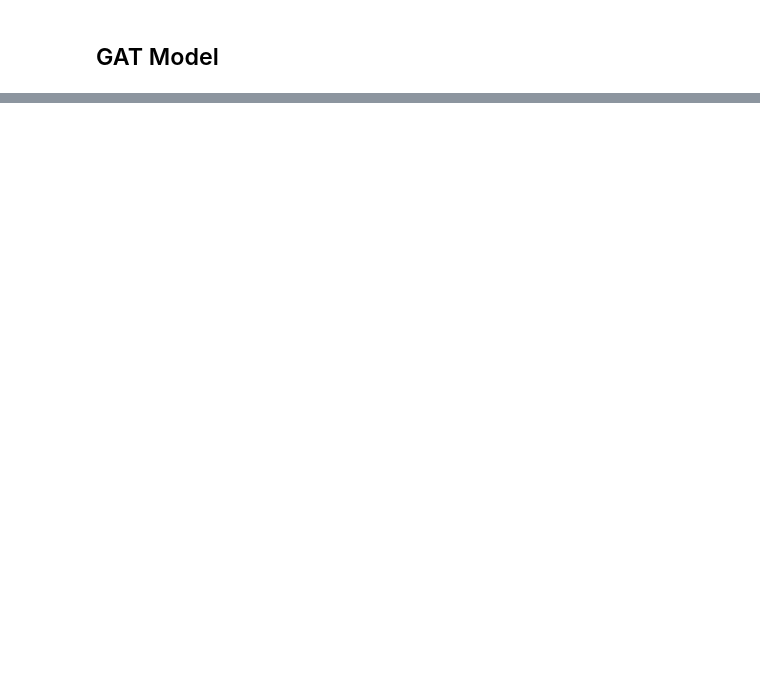
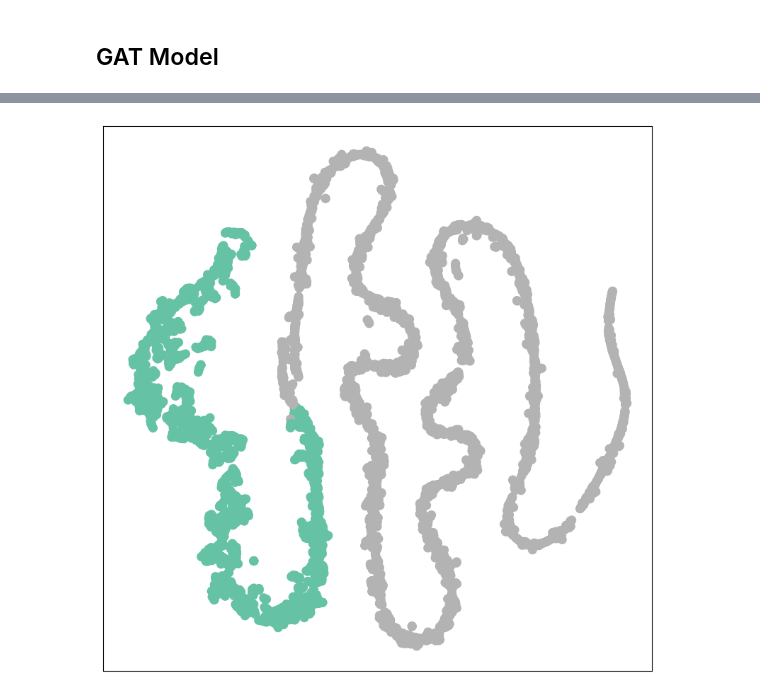
Before and after one commit to nicolas-source/GNN, a Jupyter notebook: reddit_dataset_gat.ipynb, the cells around one changed output, grey strips where cells are left out. Saved outputs shown, nothing was run; the diff lists cells and outputs as text; code cells hidden in the pictures; blank space fills up the shorter version.

```diff
--- a/reddit_dataset_gat.ipynb
+++ b/reddit_dataset_gat.ipynb
@@ -374,0 +375,4 @@ visualize(out, color=data_y)
+# %%
+visualize(out, color=out.argmax(dim=1))
+# %% [output]
+[figure, added]
```
Also changed, not shown: parts of 11 cells of this notebook.
